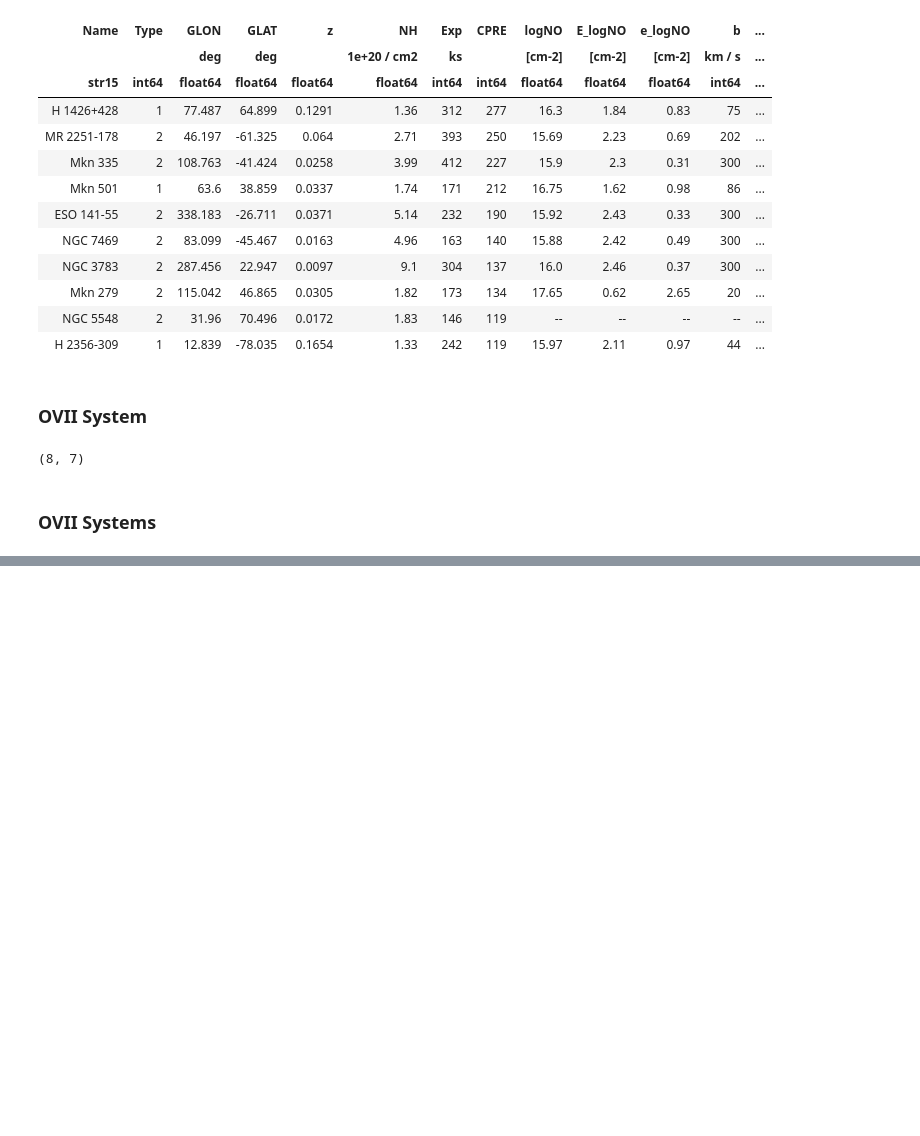
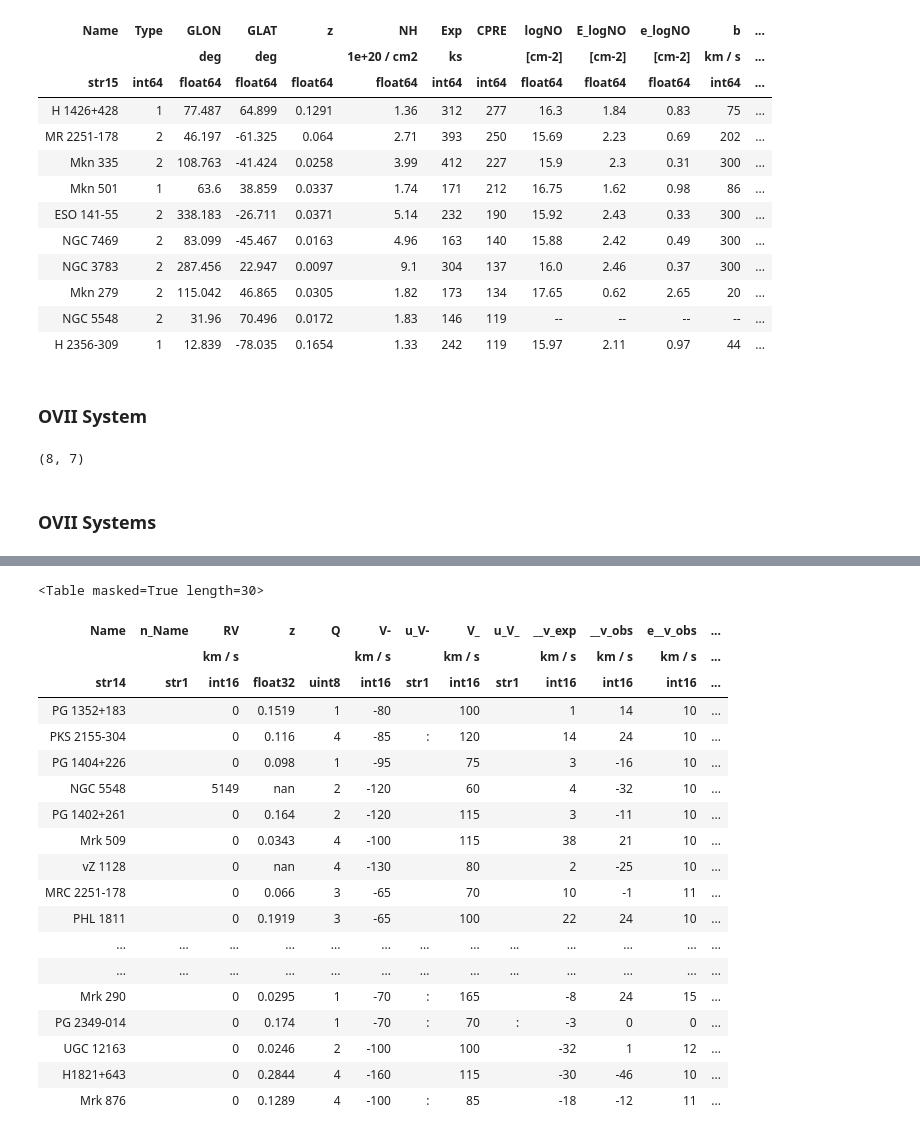
Before and after one commit to pyigm/pyigm, a Jupyter notebook: docs/datasets/MilkyWay_absline.ipynb, the cells around one changed output, grey strips where cells are left out. Saved outputs shown, nothing was run; the diff lists cells and outputs as text; code cells hidden in the pictures; blank space fills up the shorter version.

```diff
--- a/docs/datasets/MilkyWay_absline.ipynb
+++ b/docs/datasets/MilkyWay_absline.ipynb
@@ -90,0 +96,2 @@ ovii_tbl
+# %%
+savage_ovi = Table.read(pyigm.__path__[0]+'/data/CGM/Galaxy/savage03_table2.fits')
@@ -90,0 +100,23 @@ ovii_tbl
+# %%
+savage_ovi[0:30]
+# %% [output]
+<Table masked=True length=30>
+| Name | n_Name | RV | z | Q | V- | u_V- | V_ | u_V_ | __v_exp | __v_obs | e__v_obs | ... |
+|  |  | km / s |  |  | km / s |  | km / s |  | km / s | km / s | km / s | ... |
+| str14 | str1 | int16 | float32 | uint8 | int16 | str1 | int16 | str1 | int16 | int16 | int16 | ... |
+| PG 1352+183 |  | 0 | 0.1519 | 1 | -80 |  | 100 |  | 1 | 14 | 10 | ... |
+| PKS 2155-304 |  | 0 | 0.116 | 4 | -85 | : | 120 |  | 14 | 24 | 10 | ... |
+| PG 1404+226 |  | 0 | 0.098 | 1 | -95 |  | 75 |  | 3 | -16 | 10 | ... |
+| NGC 5548 |  | 5149 | nan | 2 | -120 |  | 60 |  | 4 | -32 | 10 | ... |
+| PG 1402+261 |  | 0 | 0.164 | 2 | -120 |  | 115 |  | 3 | -11 | 10 | ... |
+| Mrk 509 |  | 0 | 0.0343 | 4 | -100 |  | 115 |  | 38 | 21 | 10 | ... |
+| vZ 1128 |  | 0 | nan | 4 | -130 |  | 80 |  | 2 | -25 | 10 | ... |
+| MRC 2251-178 |  | 0 | 0.066 | 3 | -65 |  | 70 |  | 10 | -1 | 11 | ... |
+| PHL 1811 |  | 0 | 0.1919 | 3 | -65 |  | 100 |  | 22 | 24 | 10 | ... |
+| ... | ... | ... | ... | ... | ... | ... | ... | ... | ... | ... | ... | ... |
+| ... | ... | ... | ... | ... | ... | ... | ... | ... | ... | ... | ... | ... |
+| Mrk 290 |  | 0 | 0.0295 | 1 | -70 | : | 165 |  | -8 | 24 | 15 | ... |
+| PG 2349-014 |  | 0 | 0.174 | 1 | -70 | : | 70 | : | -3 | 0 | 0 | ... |
+| UGC 12163 |  | 0 | 0.0246 | 2 | -100 |  | 100 |  | -32 | 1 | 12 | ... |
+| H1821+643 |  | 0 | 0.2844 | 4 | -160 |  | 115 |  | -30 | -46 | 10 | ... |
+| Mrk 876 |  | 0 | 0.1289 | 4 | -100 | : | 85 |  | -18 | -12 | 11 | ... |
```
Also changed, not shown: parts of 9 cells of this notebook, 5 other files.
